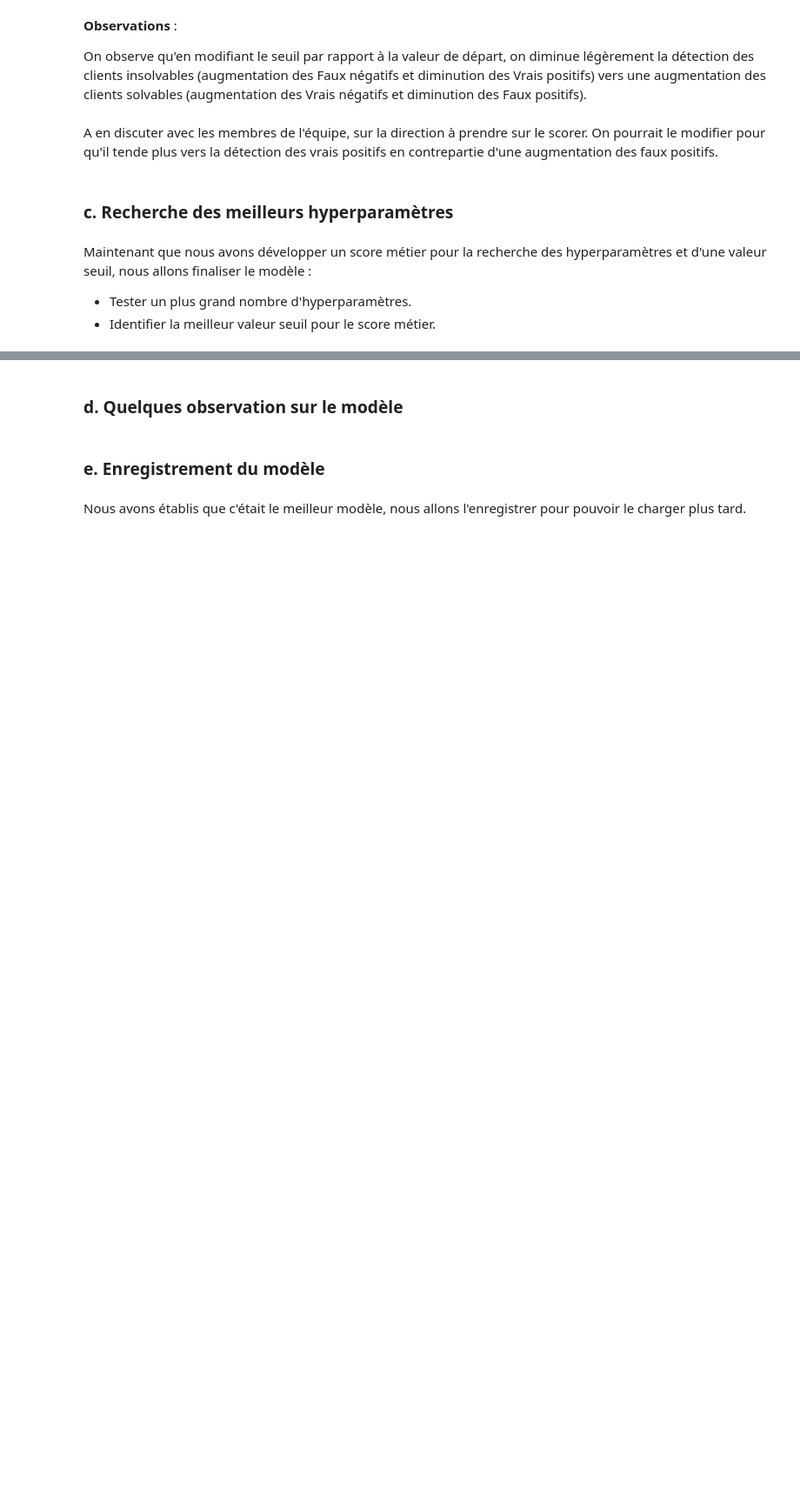
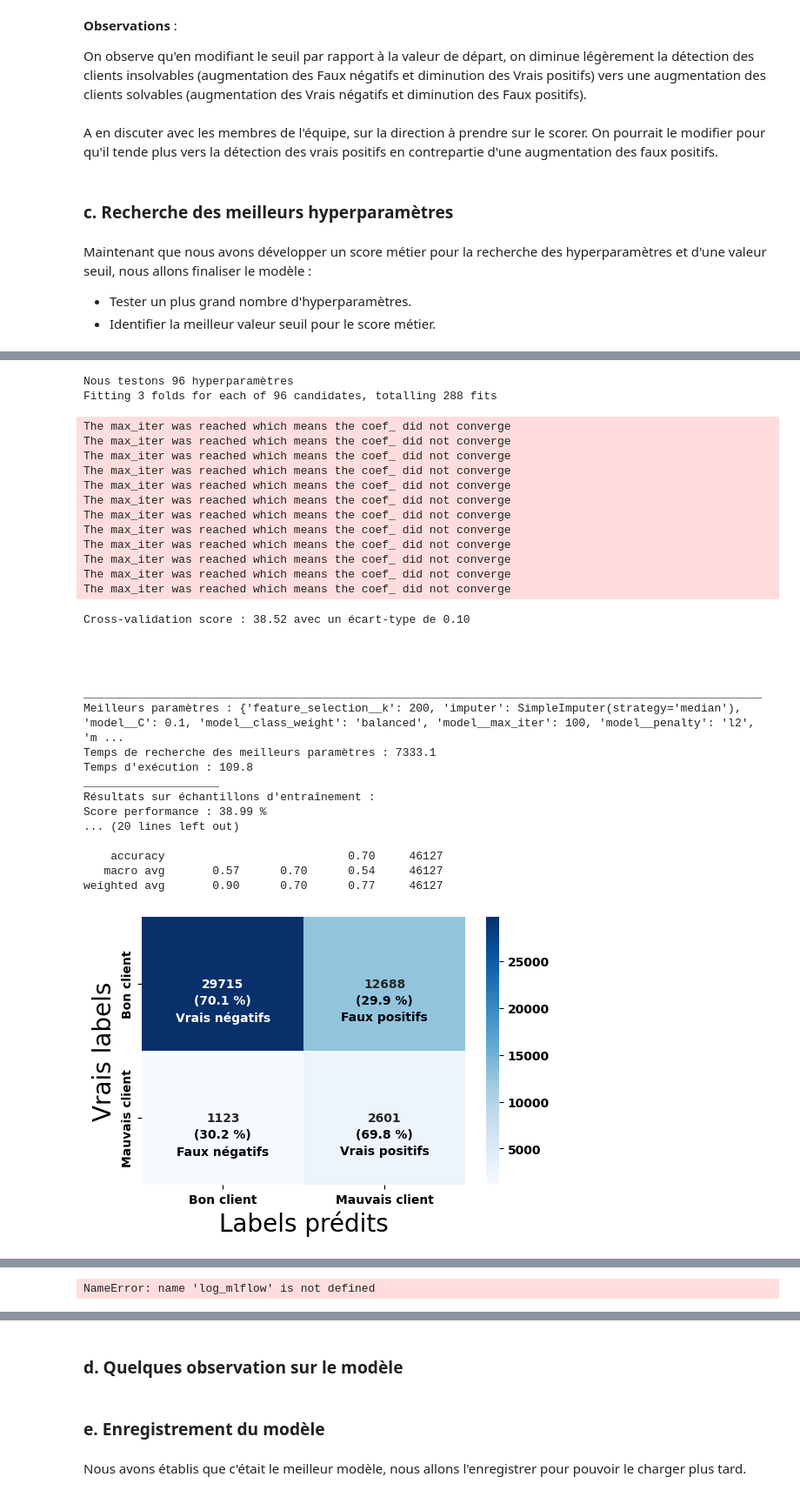
Before and after one commit to RubenHf/Scoring-model-banking, a Jupyter notebook: Halifa_Ruben_3_082023.ipynb, the cells around one changed output, grey strips where cells are left out. Shown at 87% size. Saved outputs shown, nothing was run; the diff lists cells and outputs as text; code cells hidden in the pictures; blank space fills up the shorter version.

Commit message:
Finition model

```diff
--- a/Halifa_Ruben_3_082023.ipynb
+++ b/Halifa_Ruben_3_082023.ipynb
@@ -1084,7 +1149,7 @@ def explainer_feature_save_model(df, selected_cols, model):
     shap_values = explainer(df)
 
     # On mesure l'importance de chaque feature
-    average_absolute_shap_values = np.round(np.abs(shap_values_model.values).mean(axis=0), 2)
+    average_absolute_shap_values = np.round(np.abs(shap_values.values).mean(axis=0), 2)
 
     # on crée un dataframe
     shap_values_df = pd.DataFrame({'Features': selected_cols, 'Importance': average_absolute_shap_values})
@@ -1213,7 +1278,7 @@ def search_model_params_score_metier(model_name, model, params, x_train, y_train
     x_train_preprocessed = best_param_pipe[:-1].transform(x_train)
 
     # On récupère le nom des colonnes sélectionnées
-    selected_cols = xtrain.loc[:, ~xtrain.columns.isin(cols_model)].columns[grid.best_estimator_['feature_selection'].get_support()]
+    selected_cols = xtrain.loc[:, xtrain.columns.isin(cols_model)].columns[grid.best_estimator_['feature_selection'].get_support()]
 
     affichage_features(best_param_pipe.named_steps['model'], modele_name, selected_cols, x_train_preprocessed, y_train)
 
@@ -1229,33 +1296,63 @@ mlflow.set_experiment("FINAL_VERSION_Developpement_dun_modele_de_bank_scoring")
 # %%
 # On instancie le modèle
 modele_LR = LogisticRegression(n_jobs = -1, random_state = 42)
 
 modele_name = "LogisticRegression"
 
 model_type = "Regression"
 
 # On test des paramètres proche de ce qu'on a testé (et pré test)
 param_grid_search = {
     "imputer" : [SimpleImputer(strategy='median')],
     "scaler" : [StandardScaler()],
-    "feature_selection__k" : [150],
-    "model__C" : [0.1],
-    "model__max_iter" : [1000],
-    "model__class_weight" : ['balanced'],
-    "model__solver" : ['sag'],
+    "feature_selection__k" : [150, 200],
+    "model__C" : [0.1, 1, 2],
+    "model__max_iter" : [100, 1000],
+    "model__class_weight" : ['balanced', {0:0.5, 1:6.2}],
+    "model__solver" : ['sag', 'lbfgs'],
     "model__penalty" : ['l2'],
-    'model__tol': [1e-4]
+    'model__tol': [1e-4, 1e-3]
 }
 
 # On commence l"enregistrement mlflow
 with mlflow.start_run(run_name=modele_name) as run:
 
     # On récupère les résultats après application de la fonction search_model_params
     results, model = search_model_params_score_metier(modele_name, modele_LR, param_grid_search,
                                  xtrain, ytrain, xtest, ytest, selected_col_ANOVA, model_type)
 
     # On catalogue le dataset utilisé, les paramètres grids, les métriques produites et le modèle retenu
     log_mlflow(param_grid_search, data, dataset_name, results, model)
-
-# On ajoute à la liste de résultats des modèles
-resultats_models.append([modele_name+"_optimisé"] + list(results.values()))
+# %% [output]
+Nous testons 96 hyperparamètres
+Fitting 3 folds for each of 96 candidates, totalling 288 fits
+The max_iter was reached which means the coef_ did not converge
+The max_iter was reached which means the coef_ did not converge
+The max_iter was reached which means the coef_ did not converge
+The max_iter was reached which means the coef_ did not converge
+The max_iter was reached which means the coef_ did not converge
+The max_iter was reached which means the coef_ did not converge
+The max_iter was reached which means the coef_ did not converge
+The max_iter was reached which means the coef_ did not converge
+The max_iter was reached which means the coef_ did not converge
+The max_iter was reached which means the coef_ did not converge
+The max_iter was reached which means the coef_ did not converge
+The max_iter was reached which means the coef_ did not converge
+Cross-validation score : 38.52 avec un écart-type de 0.10
+
+
+
+
+____________________________________________________________________________________________________
+Meilleurs paramètres : {'feature_selection__k': 200, 'imputer': SimpleImputer(strategy='median'), 'model__C': 0.1, 'model__class_weight': 'balanced', 'model__max_iter': 100, 'model__penalty': 'l2', 'm ...
+Temps de recherche des meilleurs paramètres : 7333.1
+Temps d'exécution : 109.8
+____________________
+Résultats sur échantillons d'entraînement :
+Score performance : 38.99 %
+... (20 lines left out)
+
+    accuracy                           0.70     46127
+   macro avg       0.57      0.70      0.54     46127
+weighted avg       0.90      0.70      0.77     46127
+[figure, added]
@@ -1261,0 +1378 @@ resultats_models.append([modele_name+"_optimisé"] + list(results.values()))
+NameError: name 'log_mlflow' is not defined
```
Also changed, not shown: parts of 12 cells of this notebook, 1 other file.
